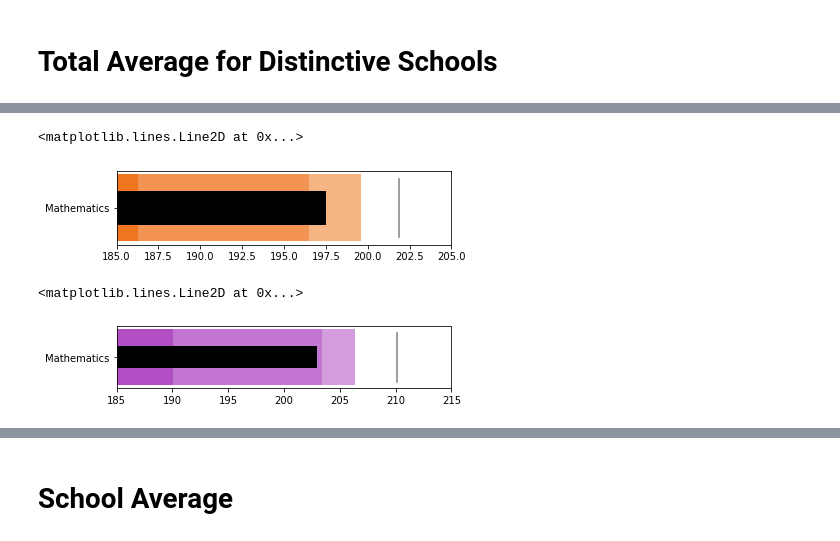
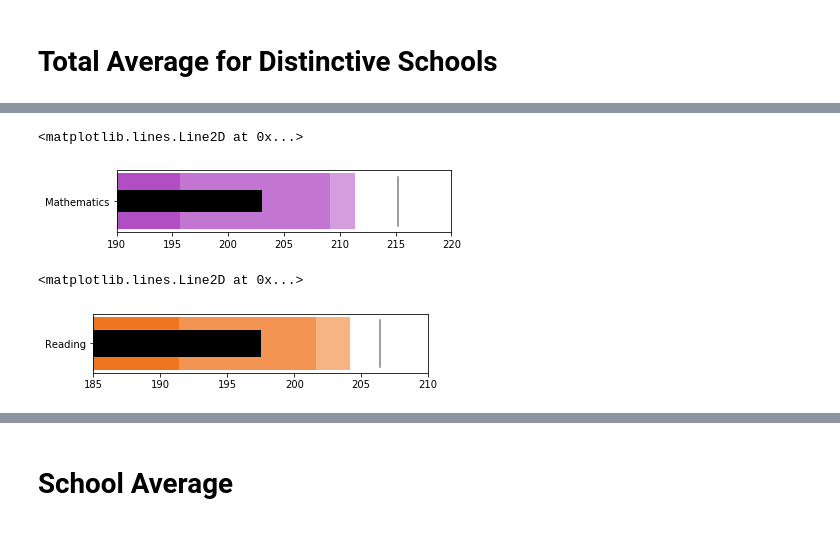
Before and after one commit to tianchu-shu/DataMade, a Jupyter notebook: Bullet_graph.ipynb, the cells around one changed output, grey strips where cells are left out. Drawn from its saved outputs; the diff is of its cells as text; code cells hidden in the pictures.

```diff
--- a/Bullet_graph.ipynb
+++ b/Bullet_graph.ipynb
@@ -93,47 +95,47 @@ total
+# %%
+limits = [195.7, 209.1, 211.4]
+data_to_plot = ("Mathematics", 203, 215.2)
+palette = sns.light_palette('#b24ec4', 5, reverse=True)
+
+fig, ax = plt.subplots()
+ax.set_aspect('equal')
+ax.set_yticks([1])
+ax.set_xlim(190, 220)
+ax.set_yticklabels([data_to_plot[0]])
+
+prev_limit = 0
+for idx, lim in enumerate(limits):
+    ax.barh([1], lim-prev_limit, left=prev_limit, height=5, color=palette[idx])
+    prev_limit = lim
+
+# Draw the value we're measuring
+ax.barh([1], data_to_plot[1], color='black', height=2)
+ax.axvline(data_to_plot[2], color="gray", ymin=0.10, ymax=0.9)
+# %% [output]
+<matplotlib.lines.Line2D at 0x...>
+[figure, added]
 # %%
-limits = [186.3, 196.5, 199.6]
-data_to_plot = ("Mathematics", 197.5, 201.9)
+limits = [191.4, 201.6, 204.2]
+data_to_plot = ("Reading", 197.5, 206.4)
 palette = sns.light_palette('#ef7521', 5, reverse=True)
 
 fig, ax = plt.subplots()
 ax.set_aspect('equal')
 ax.set_yticks([1])
-ax.set_xlim(185, 205)
+ax.set_xlim(185, 210)
 ax.set_yticklabels([data_to_plot[0]])
 
 prev_limit = 0
 for idx, lim in enumerate(limits):
     ax.barh([1], lim-prev_limit, left=prev_limit, height=4, color=palette[idx])
     prev_limit = lim
 
 # Draw the value we're measuring
 ax.barh([1], data_to_plot[1], color='black', height=2)
 ax.axvline(data_to_plot[2], color="gray", ymin=0.10, ymax=0.9)
 # %% [output]
 <matplotlib.lines.Line2D at 0x...>
-[figure, old version]
+[figure, new version]
-# %%
-limits = [190.1, 203.4, 206.4]
-data_to_plot = ("Mathematics", 203, 210.1)
-palette = sns.light_palette('#b24ec4', 5, reverse=True)
-
-fig, ax = plt.subplots()
-ax.set_aspect('equal')
-ax.set_yticks([1])
-ax.set_xlim(185, 215)
-ax.set_yticklabels([data_to_plot[0]])
-
-prev_limit = 0
-for idx, lim in enumerate(limits):
-    ax.barh([1], lim-prev_limit, left=prev_limit, height=5, color=palette[idx])
-    prev_limit = lim
-
-# Draw the value we're measuring
-ax.barh([1], data_to_plot[1], color='black', height=2)
-ax.axvline(data_to_plot[2], color="gray", ymin=0.10, ymax=0.9)
-# %% [output]
-<matplotlib.lines.Line2D at 0x...>
-[figure, removed]
 # %%
 #adding as_index=False to make the groupby output into a dataframe
 schools = df.groupby(['Campus',"Discipline"], as_index=False)[keep].mean().round(1)
```
Also changed, not shown: parts of 12 cells of this notebook.
